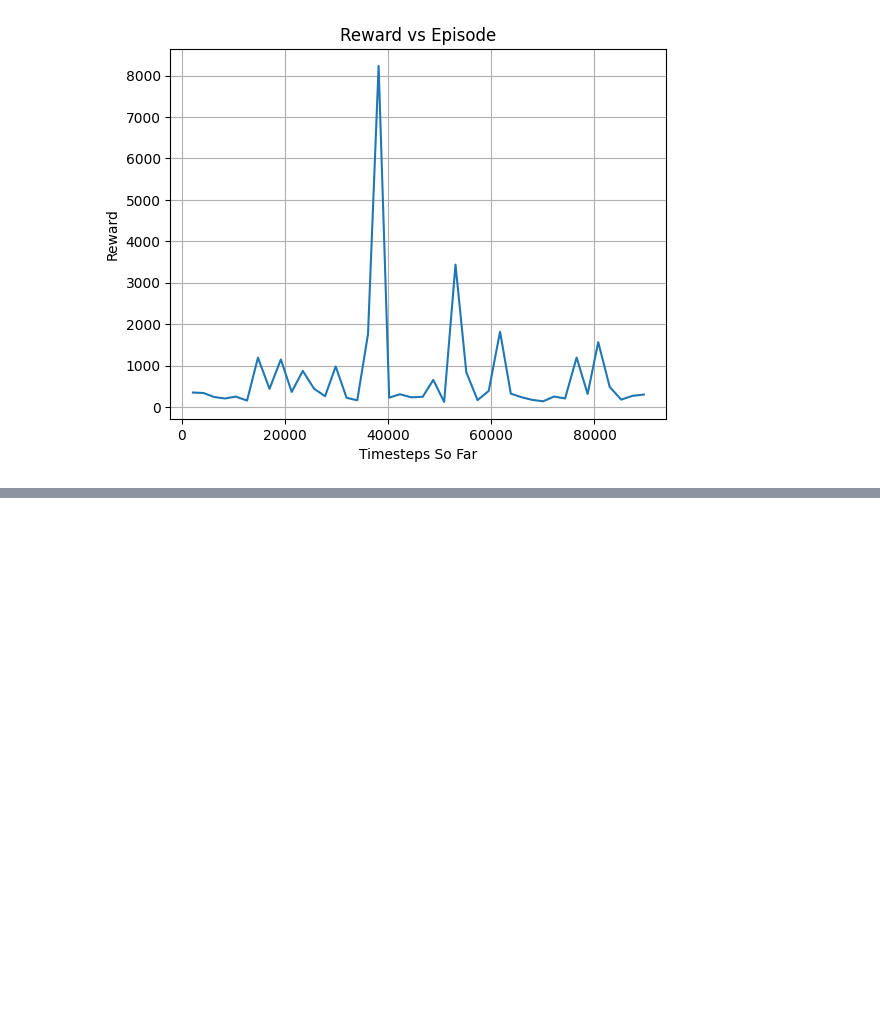
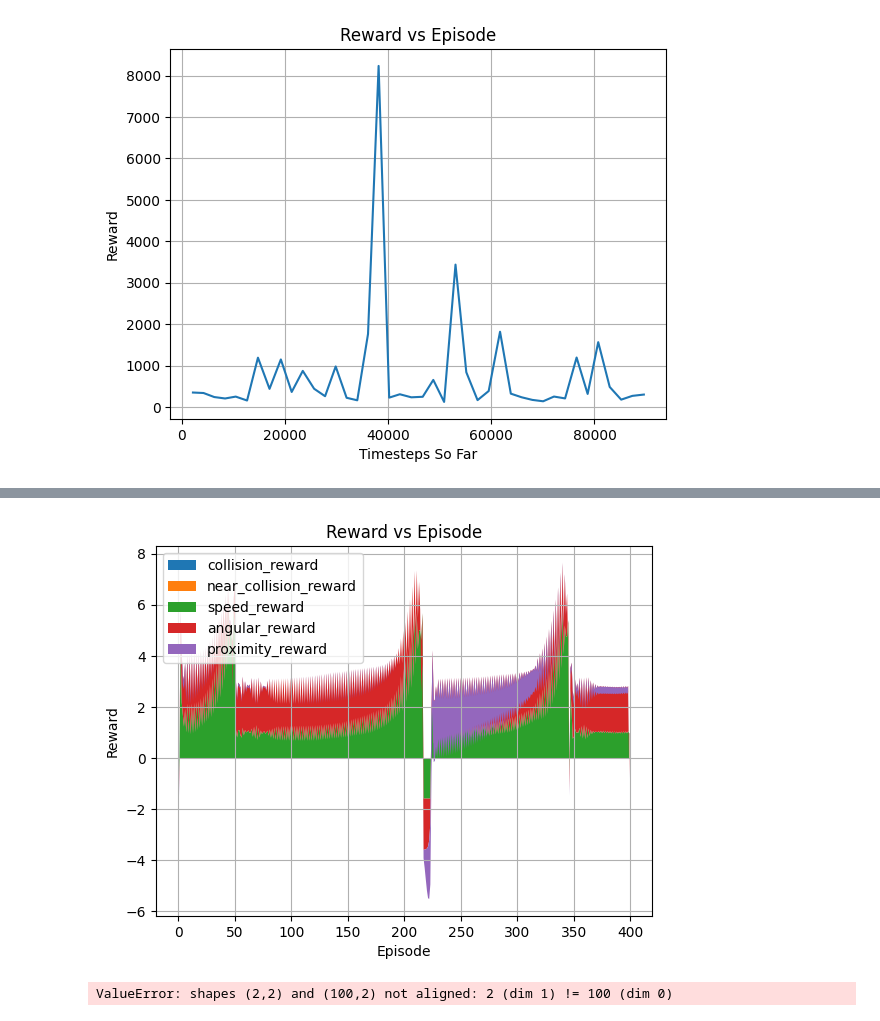
Before and after one commit to White-On/CrowdNav_Prediction_AttnGraph, a Jupyter notebook: data_analytics_plot.ipynb, the cells around one changed output, grey strips where cells are left out. Saved outputs shown, nothing was run; the diff lists cells and outputs as text; code cells hidden in the pictures; blank space fills up the shorter version.

Commit message:
add graph for help vizualise reward  when evaluating + introduction of path proximite reward back

```diff
--- a/data_analytics_plot.ipynb
+++ b/data_analytics_plot.ipynb
@@ -33,0 +36,7 @@ plt.show()
+# %%
+file_name = 'reward.csv'
+df = pd.read_csv(file_name, names=['collision_reward', 'near_collision_reward','speed_reward','angular_reward','proximity_reward','total_reward'])
+# only keep the first 400
+df = df[:400]
+
+df.head()
@@ -33,0 +50,10 @@ plt.show()
+# %%
+fig, ax = plt.subplots()
+ax.stackplot(df.index, df['collision_reward'], df['near_collision_reward'], df['speed_reward'], df['angular_reward'], df['proximity_reward'], labels=['collision_reward', 'near_collision_reward','speed_reward','angular_reward','proximity_reward'])
+ax.set(xlabel='Episode', ylabel='Reward',
+         title='Reward vs Episode')
+ax.legend(loc='upper left')
+ax.grid()
+plt.show()
+# %% [output]
+[figure, added]
@@ -33,0 +71,8 @@ plt.show()
+# %%
+global_coordinates = np.random.rand(100, 2)
+point_coordinates = np.random.rand(2)
+point_orientation = np.random.rand()
+
+relative_coordinates = global_to_relative(global_coordinates, point_coordinates, point_orientation)
+# %% [output]
+ValueError: shapes (2,2) and (100,2) not aligned: 2 (dim 1) != 100 (dim 0)
```
Also changed, not shown: parts of 3 cells of this notebook, 4 other files.
